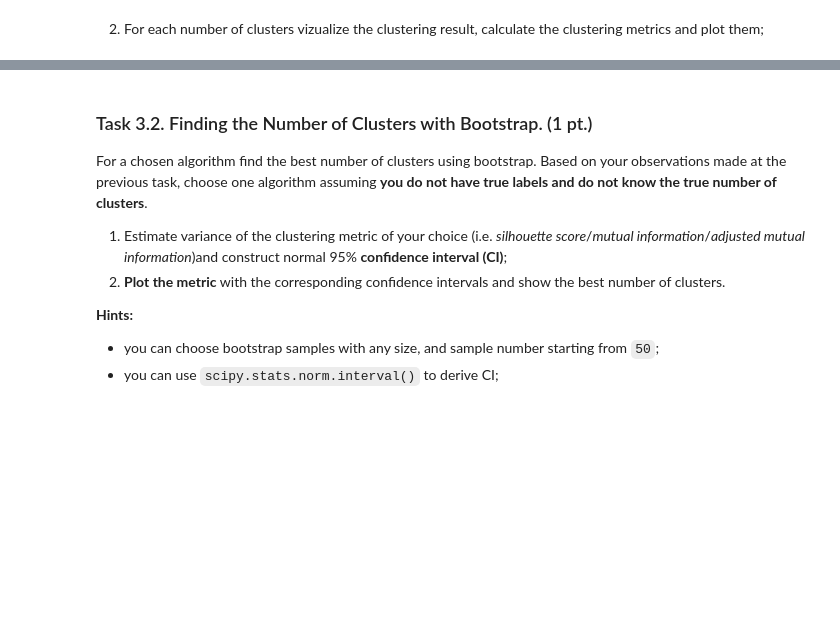
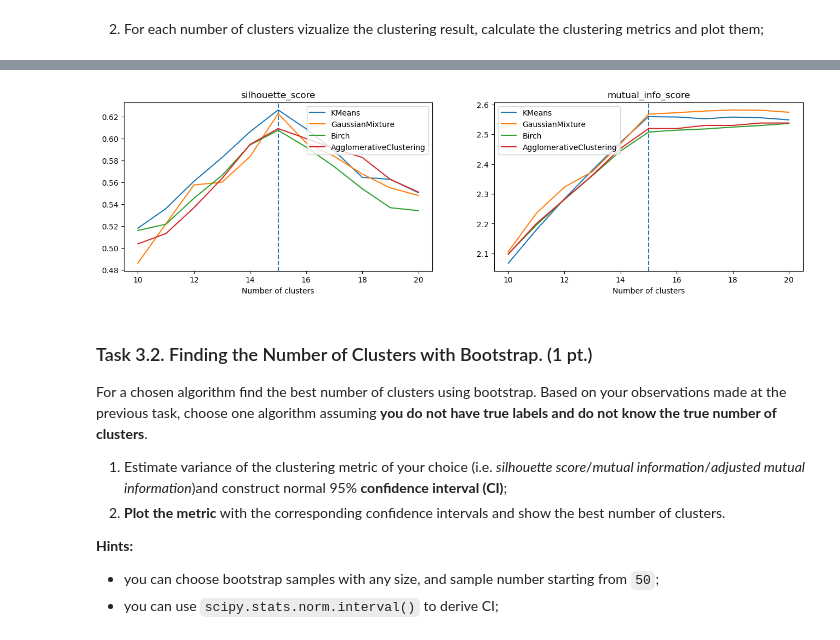
Before and after one commit to LoneWayfarer/ML_course, a Jupyter notebook: HW_2/Part2/ML2023HW02_part2.ipynb, the cells around one changed output, grey strips where cells are left out. Cells and saved outputs as stored; diff of their text form; code cells hidden in the pictures; blank space fills up the shorter version.

```diff
--- a/HW_2/Part2/ML2023HW02_part2.ipynb
+++ b/HW_2/Part2/ML2023HW02_part2.ipynb
@@ -466,3 +549,52 @@ Expected output format
+# %%
+### BEGIN SOLUTION (do not delete this comment!)
+models = [
+    KMeans(random_state=42),
+    GaussianMixture(random_state=42),
+    Birch(),
+    AgglomerativeClustering()
+]
+
+n_range = np.arange(10,21)
+
+fig,axes = plt.subplots(1,2,figsize=(16,4))
+axes[0].set_xlabel('Number of clusters')
+axes[1].set_xlabel('Number of clusters')
+
+axes[0].set_title('silhouette_score')
+axes[1].set_title('mutual_info_score')
+
+axes[0].axvline(15,ls='--')
+axes[1].axvline(15,ls='--')
+
+for model in models:
+    sil_scores = []
+    mut_scores = []
+
+    for n in n_range:
+
+        model.set_params(**best_params_mut[type(model).__name__])
+        if type(model).__name__ == 'GaussianMixture':
+            model.set_params(**{'n_components':n})
+        else:
+            model.set_params(**{'n_clusters':n})
+
+        preds = model.fit_predict(points)
+
+        sil_scores.append(silhouette_score(points,preds))
+        mut_scores.append(mutual_info_score(labels,preds))
+
+    axes[0].plot(n_range,sil_scores,label=type(model).__name__)
+    axes[1].plot(n_range,mut_scores,label=type(model).__name__)
+    axes[0].legend(loc='upper right')
+    axes[1].legend(loc='upper left')
+
+
+
+
+### END SOLUTION (do not delete this comment!)
+# %% [output]
+[figure, added]
 # %% [markdown]
 ### Task 3.2. Finding the Number of Clusters with Bootstrap. (1 pt.)
 For a chosen algorithm find the best number of clusters using bootstrap. Based on your observations made at the previous task, choose one algorithm assuming **you do not have true labels and do not know the true number of clusters**.
```
Also changed, not shown: parts of 8 cells of this notebook.
